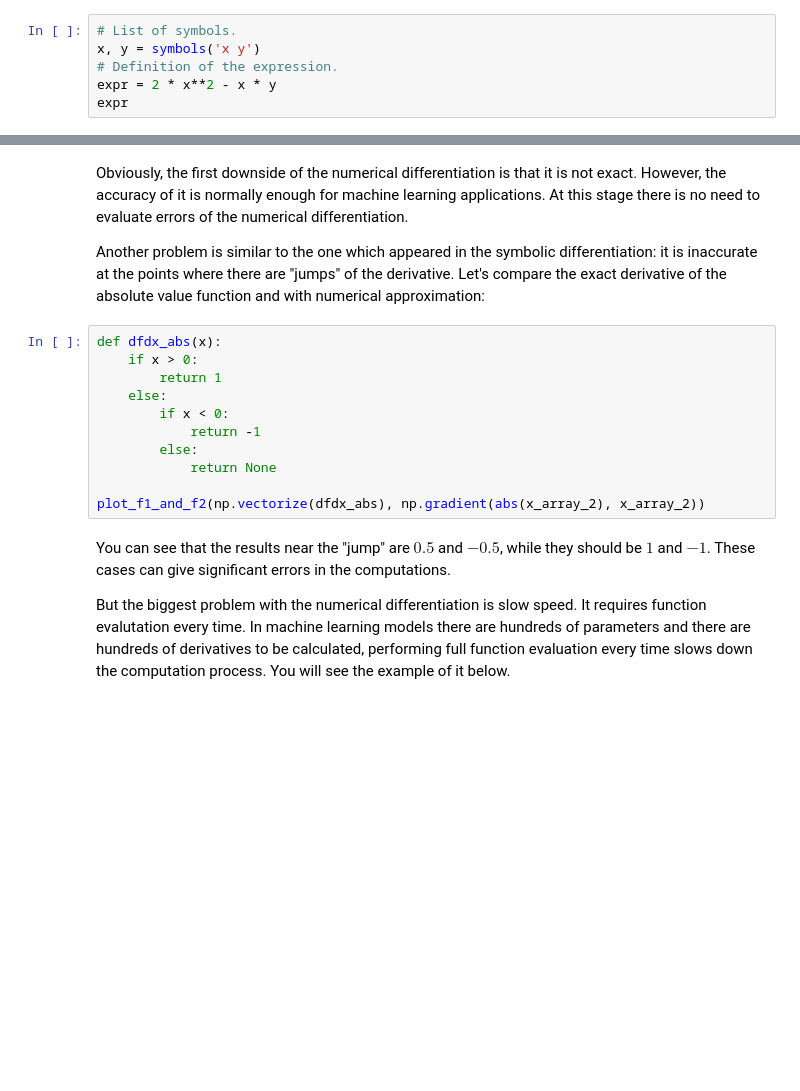
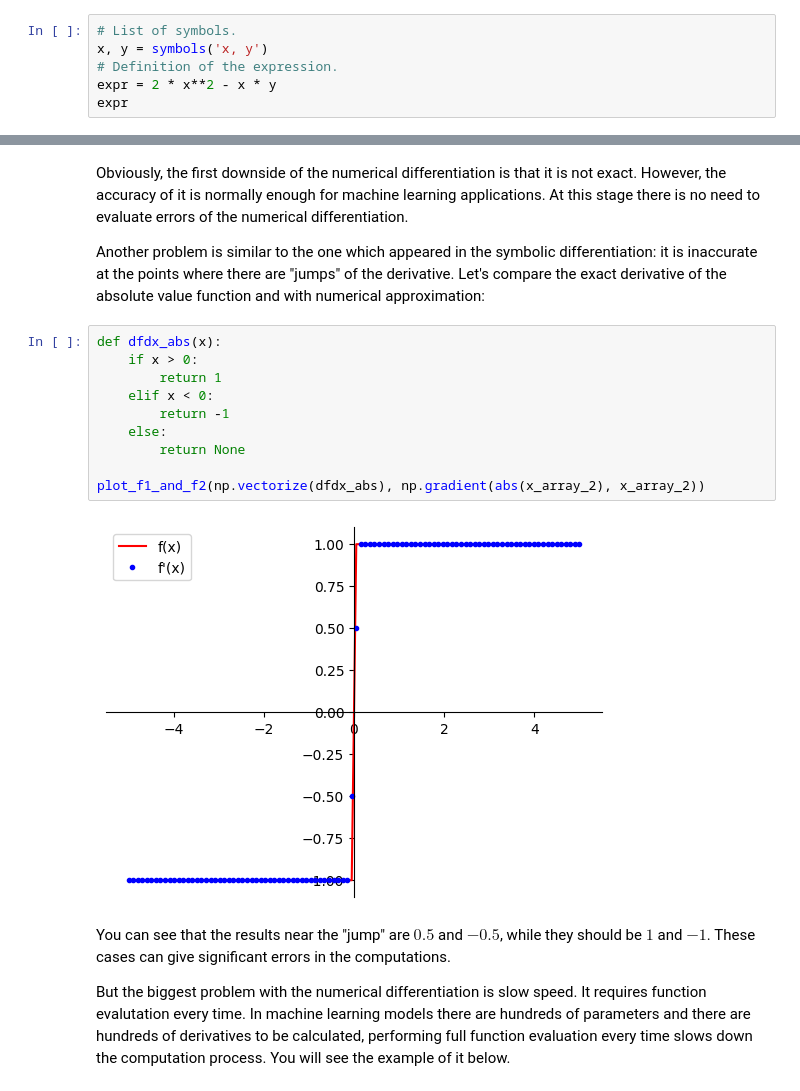
Before and after one commit to stefansphtr/Math-for-Machine-Learning, a Jupyter notebook: Differential-Calculus/differentiation/C2_W1_Lab_1_differentiation_in_python.ipynb, the cells around one changed output, grey strips where cells are left out. Saved outputs shown, nothing was run; the diff lists cells and outputs as text; blank space fills up the shorter version.

```diff
--- a/Differential-Calculus/differentiation/C2_W1_Lab_1_differentiation_in_python.ipynb
+++ b/Differential-Calculus/differentiation/C2_W1_Lab_1_differentiation_in_python.ipynb
@@ -115,7 +130,7 @@ N(sqrt(18),8)
 In `SymPy` variables are defined using **symbols**. In this particular library they need to be predefined (a list of them should be provided). Have a look in the cell below, how the symbolic expression, correspoinding to the mathematical expression $2x^2 - xy$, is defined:
 # %%
 # List of symbols.
-x, y = symbols('x y')
+x, y = symbols('x, y')
 # Definition of the expression.
 expr = 2 * x**2 - x * y
 expr
@@ -256,14 +313,15 @@ Another problem is similar to the one which appeared in the symbolic differentia
 # %%
 def dfdx_abs(x):
     if x > 0:
         return 1
+    elif x < 0:
+        return -1
     else:
-        if x < 0:
-            return -1
-        else:
-            return None
+        return None
 
 plot_f1_and_f2(np.vectorize(dfdx_abs), np.gradient(abs(x_array_2), x_array_2))
+# %% [output]
+[figure, added]
 # %% [markdown]
 You can see that the results near the "jump" are $0.5$ and $-0.5$, while they should be $1$ and $-1$. These cases can give significant errors in the computations.
 
```
Also changed, not shown: parts of 37 cells of this notebook.
